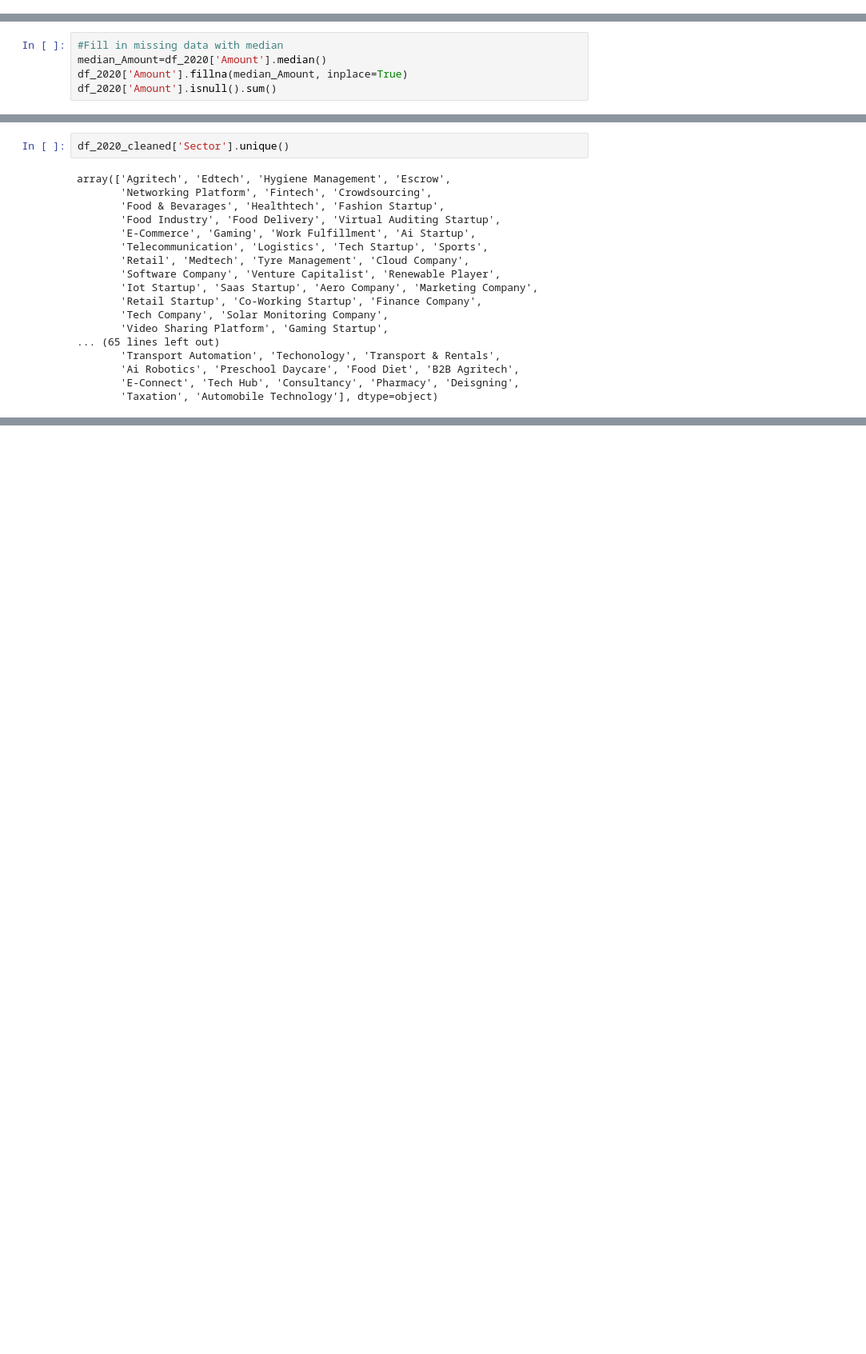
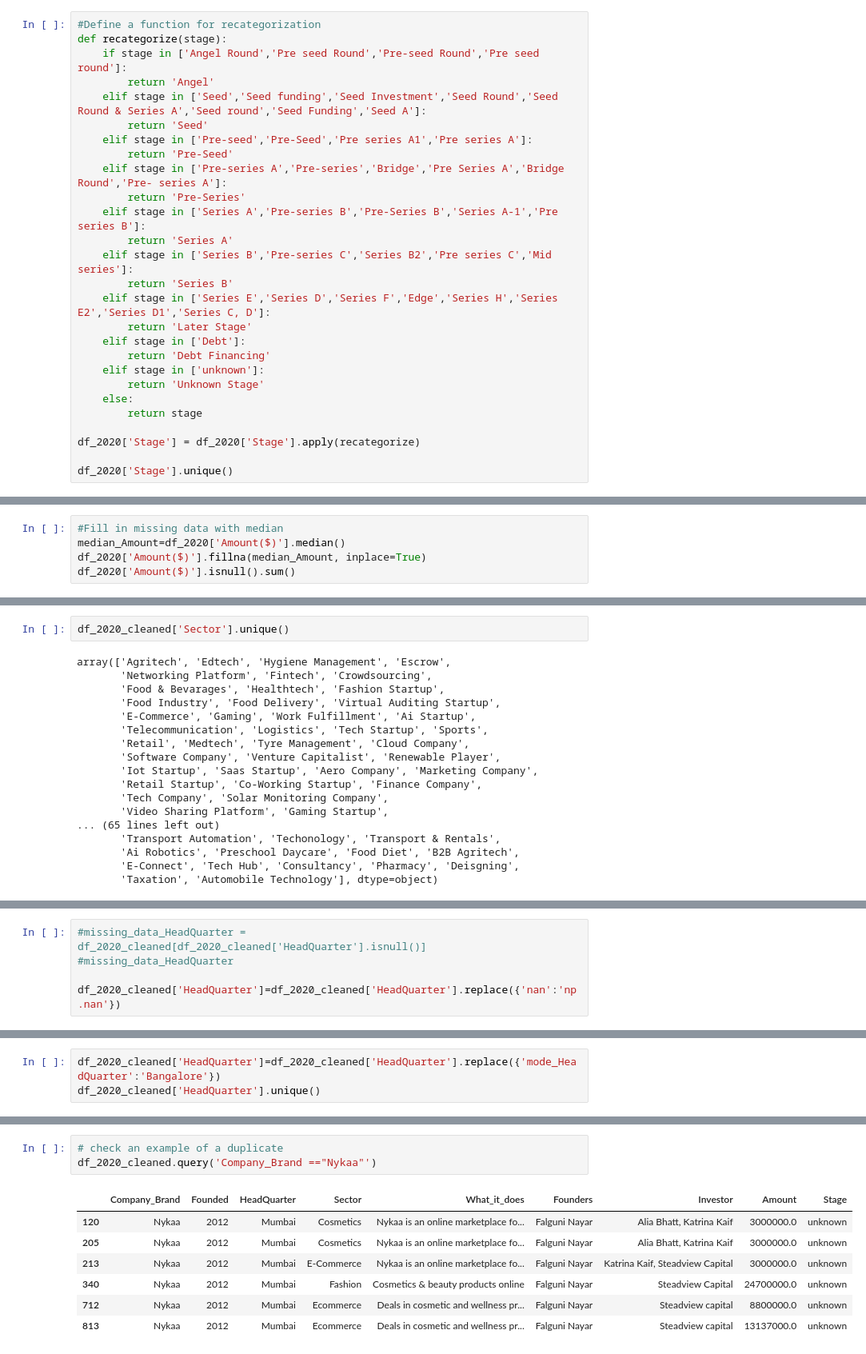
Before and after one commit to sethsot/Analysis-of-the-Indian-Startup-Ecosystem, a Jupyter notebook: Notebook/Data_Analysis.ipynb, the cells around one changed output, grey strips where cells are left out. Shown at 80% size. Drawn from its saved outputs; the diff is of its cells as text; blank space fills up the shorter version.

Commit message:
last_clean

```diff
--- a/Notebook/Data_Analysis.ipynb
+++ b/Notebook/Data_Analysis.ipynb
@@ -331,0 +396,27 @@ df_2020['Stage'].isnull().sum()
+# %%
+#Define a function for recategorization
+def recategorize(stage):
+    if stage in ['Angel Round','Pre seed Round','Pre-seed Round','Pre seed round']:
+        return 'Angel'
+    elif stage in ['Seed','Seed funding','Seed Investment','Seed Round','Seed Round & Series A','Seed round','Seed Funding','Seed A']:
+        return 'Seed'
+    elif stage in ['Pre-seed','Pre-Seed','Pre series A1','Pre series A']:
+        return 'Pre-Seed'
+    elif stage in ['Pre-series A','Pre-series','Bridge','Pre Series A','Bridge Round','Pre- series A']:
+        return 'Pre-Series'
+    elif stage in ['Series A','Pre-series B','Pre-Series B','Series A-1','Pre series B']:
+        return 'Series A'
+    elif stage in ['Series B','Pre-series C','Series B2','Pre series C','Mid series']:
+        return 'Series B'
+    elif stage in ['Series E','Series D','Series F','Edge','Series H','Series E2','Series D1','Series C, D']:
+        return 'Later Stage'
+    elif stage in ['Debt']:
+        return 'Debt Financing'
+    elif stage in ['unknown']:
+        return 'Unknown Stage'
+    else:
+        return stage
+
+df_2020['Stage'] = df_2020['Stage'].apply(recategorize)
+
+df_2020['Stage'].unique()
@@ -375,8 +501,8 @@ Name: Amount, dtype: float64
 # %%
 #Fill in missing data with median
-median_Amount=df_2020['Amount'].median()
-df_2020['Amount'].fillna(median_Amount, inplace=True)
-df_2020['Amount'].isnull().sum()
+median_Amount=df_2020['Amount($)'].median()
+df_2020['Amount($)'].fillna(median_Amount, inplace=True)
+df_2020['Amount($)'].isnull().sum()
 # %% [output]
 0
 # %%
@@ -564,0 +730,5 @@ array(['Agritech', 'Edtech', 'Hygiene Management', 'Escrow',
+# %%
+#missing_data_HeadQuarter = df_2020_cleaned[df_2020_cleaned['HeadQuarter'].isnull()]
+#missing_data_HeadQuarter
+
+df_2020_cleaned['HeadQuarter']=df_2020_cleaned['HeadQuarter'].replace({'nan':'np.nan'})
@@ -564,0 +773,3 @@ array(['Agritech', 'Edtech', 'Hygiene Management', 'Escrow',
+# %%
+df_2020_cleaned['HeadQuarter']=df_2020_cleaned['HeadQuarter'].replace({'mode_HeadQuarter':'Bangalore'})
+df_2020_cleaned['HeadQuarter'].unique()
@@ -564,0 +861,11 @@ array(['Agritech', 'Edtech', 'Hygiene Management', 'Escrow',
+# %%
+# check an example of a duplicate
+df_2020_cleaned.query('Company_Brand =="Nykaa"')
+# %% [output]
+|  | Company_Brand | Founded | HeadQuarter | Sector | What_it_does | Founders | Investor | Amount | Stage |
+| 120 | Nykaa | 2012 | Mumbai | Cosmetics | Nykaa is an online marketplace fo... | Falguni Nayar | Alia Bhatt, Katrina Kaif | 3000000.0 | unknown |
+| 205 | Nykaa | 2012 | Mumbai | Cosmetics | Nykaa is an online marketplace fo... | Falguni Nayar | Alia Bhatt, Katrina Kaif | 3000000.0 | unknown |
+| 213 | Nykaa | 2012 | Mumbai | E-Commerce | Nykaa is an online marketplace fo... | Falguni Nayar | Katrina Kaif, Steadview Capital | 3000000.0 | unknown |
+| 340 | Nykaa | 2012 | Mumbai | Fashion | Cosmetics & beauty products online | Falguni Nayar | Steadview Capital | 24700000.0 | unknown |
+| 712 | Nykaa | 2012 | Mumbai | Ecommerce | Deals in cosmetic and wellness pr... | Falguni Nayar | Steadview capital | 8800000.0 | unknown |
+| 813 | Nykaa | 2012 | Mumbai | Ecommerce | Deals in cosmetic and wellness pr... | Falguni Nayar | Steadview capital | 13137000.0 | unknown |
```
Also changed, not shown: parts of 59 cells of this notebook.
